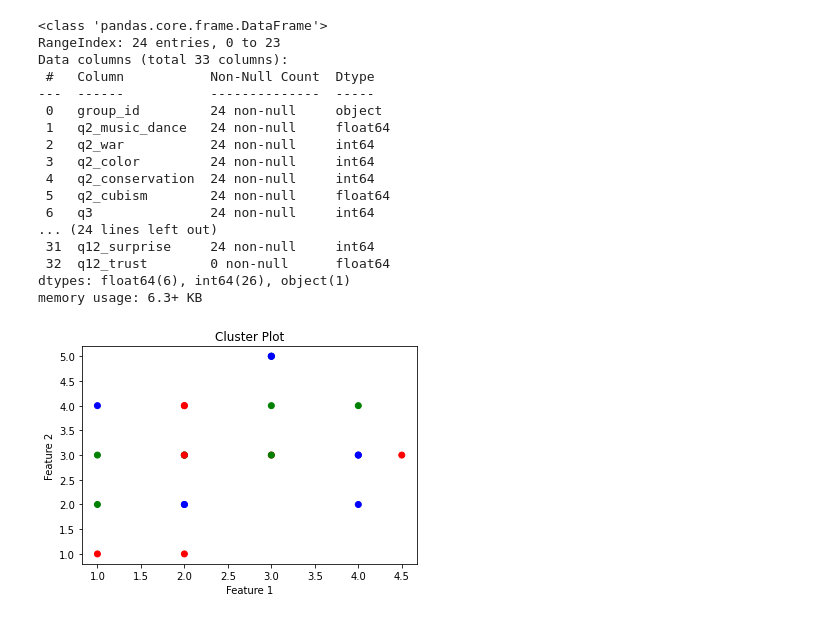
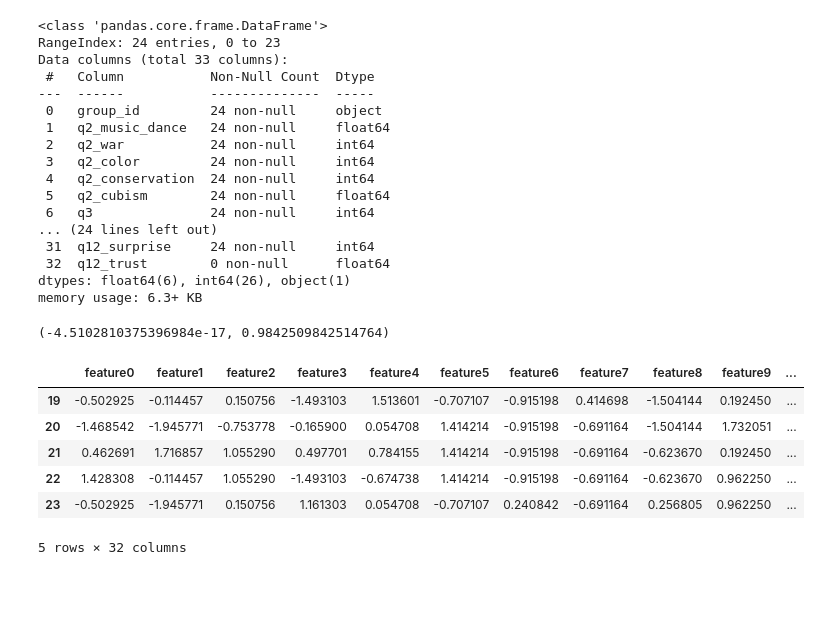
Before and after one commit to ManueleVeggi/mytisse, a Jupyter notebook: testing_sessions/230608_unibo/clustering.ipynb, the cells around one changed output. Drawn from its saved outputs; the diff is of its cells as text; code cells hidden in the pictures; blank space fills up the shorter version.

```diff
--- a/testing_sessions/230608_unibo/clustering.ipynb
+++ b/testing_sessions/230608_unibo/clustering.ipynb
@@ -31,32 +29,29 @@ Data columns (total 33 columns):
  32  q12_trust        0 non-null      float64
 dtypes: float64(6), int64(26), object(1)
 memory usage: 6.3+ KB
-# %%
-# Extract the group column (assuming it is the first column)
-group_column = mytisse_clust.iloc[:, 0]
-
-# Extract the feature columns
-feature_columns = mytisse_clust.iloc[:, 1:]  # Assuming the features start from the second column
-
-# Replace NaN values with 0
-feature_columns.fillna(0, inplace=True)
-
-# Perform k-means clustering
-kmeans = KMeans(n_clusters=3)
-kmeans.fit(feature_columns)
-
-# Get the cluster labels
-labels = kmeans.labels_
-
-# Assign colors to the groups
-colors = {'A': 'green', 'B': 'blue', 'C': 'red'}
-group_colors = [colors.get(group, 'gray') for group in group_column]
-
-# Plot the clusters
-plt.scatter(feature_columns.iloc[:, 0], feature_columns.iloc[:, 1], c=group_colors)
-plt.xlabel('Feature 1')
-plt.ylabel('Feature 2')
-plt.title('Cluster Plot')
-plt.show()
-# %% [output]
-[figure, removed]
+# %%
+from sklearn.preprocessing import StandardScaler
+import numpy as np
+
+# Pre-process the dataset
+group_column = mytisse_clust.iloc[:, 0]
+feature_columns = mytisse_clust.iloc[:, 1:]
+feature_columns.fillna(0, inplace=True)
+
+x = feature_columns.values
+x = StandardScaler().fit_transform(x) # normalizing the features
+np.mean(x),np.std(x)
+# %% [output]
+(-4.5102810375396984e-17, 0.9842509842514764)
+# %%
+feat_cols = ['feature'+str(i) for i in range(x.shape[1])]
+normalised_mytisse = pd.DataFrame(x,columns=feat_cols)
+normalised_mytisse.tail()
+# %% [output]
+|  | feature0 | feature1 | feature2 | feature3 | feature4 | feature5 | feature6 | feature7 | feature8 | feature9 | ... |
+| 19 | -0.502925 | -0.114457 | 0.150756 | -1.493103 | 1.513601 | -0.707107 | -0.915198 | 0.414698 | -1.504144 | 0.192450 | ... |
+| 20 | -1.468542 | -1.945771 | -0.753778 | -0.165900 | 0.054708 | 1.414214 | -0.915198 | -0.691164 | -1.504144 | 1.732051 | ... |
+| 21 | 0.462691 | 1.716857 | 1.055290 | 0.497701 | 0.784155 | 1.414214 | -0.915198 | -0.691164 | -0.623670 | 0.192450 | ... |
+| 22 | 1.428308 | -0.114457 | 1.055290 | -1.493103 | -0.674738 | 1.414214 | -0.915198 | -0.691164 | -0.623670 | 0.962250 | ... |
+| 23 | -0.502925 | -1.945771 | 0.150756 | 1.161303 | 0.054708 | -0.707107 | 0.240842 | -0.691164 | 0.256805 | 0.962250 | ... |
+5 rows × 32 columns
```
Also changed, not shown: parts of 4 cells of this notebook.
